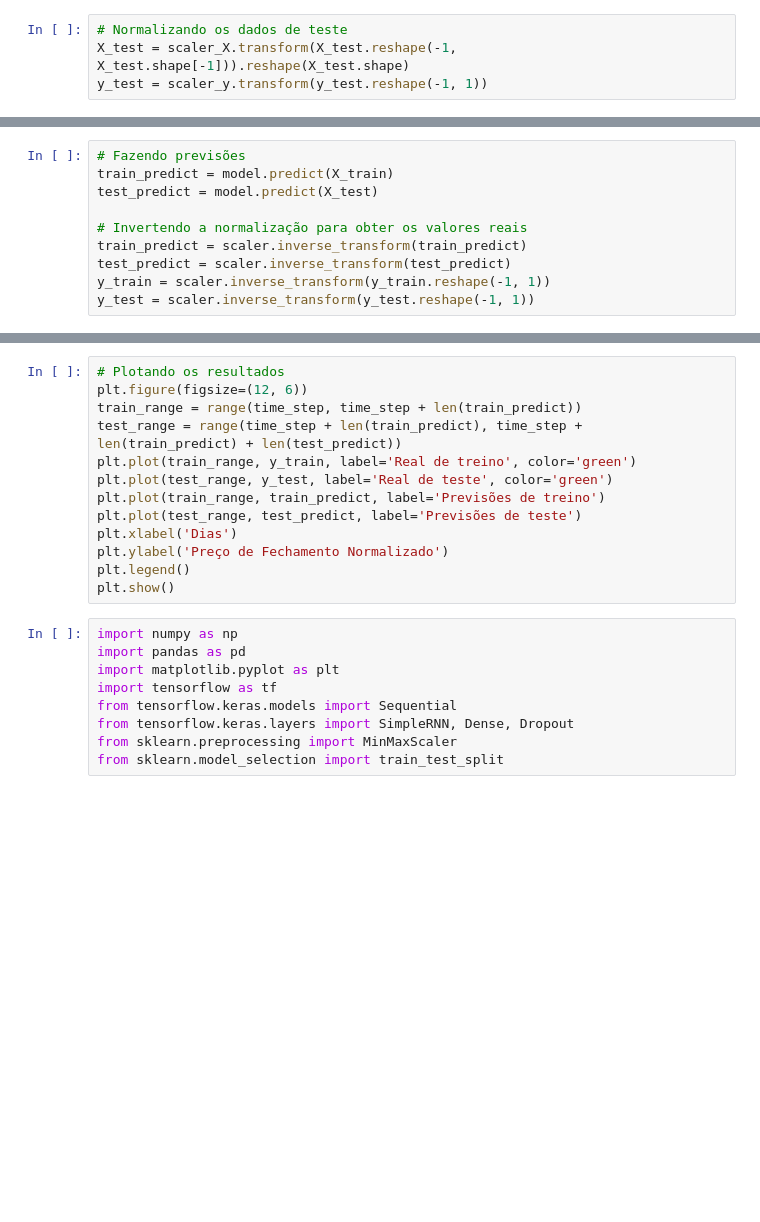
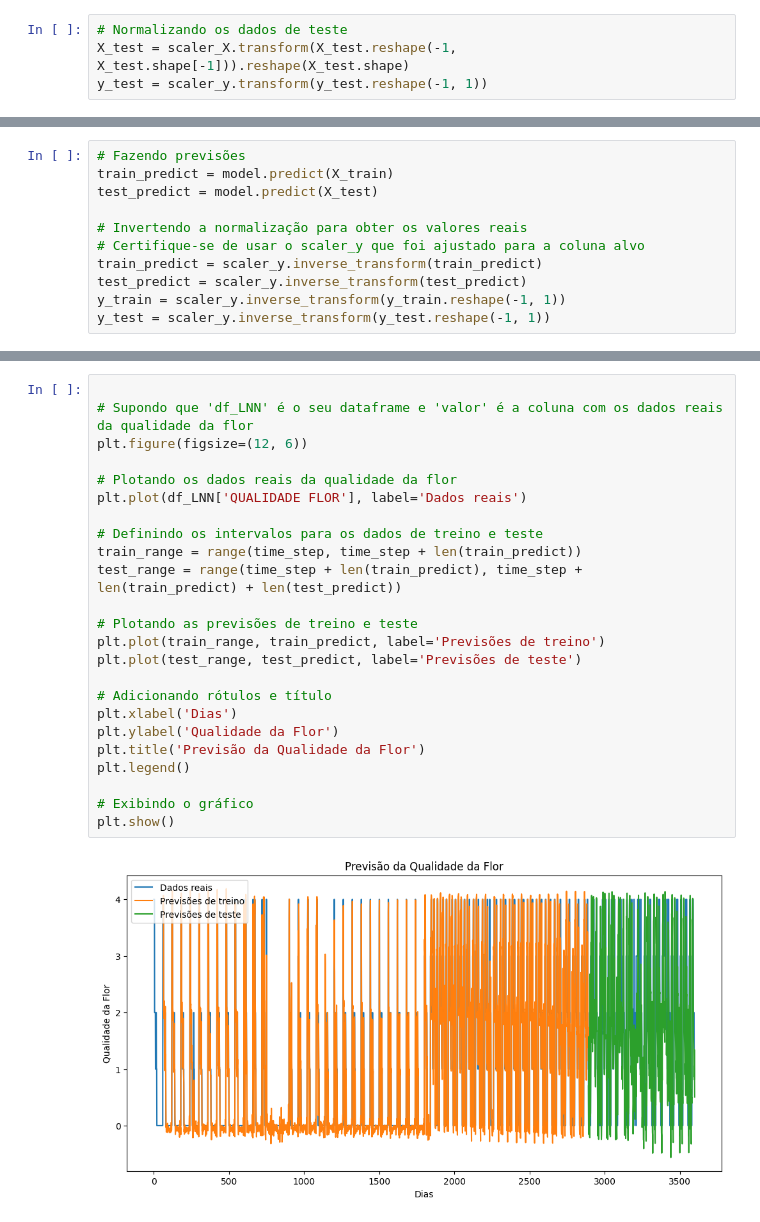
Before and after one commit to leaop/Graduation, a Jupyter notebook: 5 semestre/PIC/projeto.ipynb, the cells around one changed output, grey strips where cells are left out. Saved outputs shown, nothing was run; the diff lists cells and outputs as text; blank space fills up the shorter version.

```diff
--- a/5 semestre/PIC/projeto.ipynb
+++ b/5 semestre/PIC/projeto.ipynb
@@ -1100,8 +1156,9 @@ train_predict = model.predict(X_train)
 test_predict = model.predict(X_test)
 
 # Invertendo a normalização para obter os valores reais
-train_predict = scaler.inverse_transform(train_predict)
-test_predict = scaler.inverse_transform(test_predict)
-y_train = scaler.inverse_transform(y_train.reshape(-1, 1))
-y_test = scaler.inverse_transform(y_test.reshape(-1, 1))
+# Certifique-se de usar o scaler_y que foi ajustado para a coluna alvo
+train_predict = scaler_y.inverse_transform(train_predict)
+test_predict = scaler_y.inverse_transform(test_predict)
+y_train = scaler_y.inverse_transform(y_train.reshape(-1, 1))
+y_test = scaler_y.inverse_transform(y_test.reshape(-1, 1))
 # %% [output]
@@ -1150,22 +1167,26 @@ Para lidar com os problemas de desvanecimento e explosão de gradientes em RNNs,
 # %%
-# Plotando os resultados
+
+# Supondo que 'df_LNN' é o seu dataframe e 'valor' é a coluna com os dados reais da qualidade da flor
 plt.figure(figsize=(12, 6))
+
+# Plotando os dados reais da qualidade da flor
+plt.plot(df_LNN['QUALIDADE FLOR'], label='Dados reais')
+
+# Definindo os intervalos para os dados de treino e teste
 train_range = range(time_step, time_step + len(train_predict))
 test_range = range(time_step + len(train_predict), time_step + len(train_predict) + len(test_predict))
-plt.plot(train_range, y_train, label='Real de treino', color='green')
-plt.plot(test_range, y_test, label='Real de teste', color='green')
+
+# Plotando as previsões de treino e teste
 plt.plot(train_range, train_predict, label='Previsões de treino')
 plt.plot(test_range, test_predict, label='Previsões de teste')
+
+# Adicionando rótulos e título
 plt.xlabel('Dias')
-plt.ylabel('Preço de Fechamento Normalizado')
+plt.ylabel('Qualidade da Flor')
+plt.title('Previsão da Qualidade da Flor')
 plt.legend()
+
+# Exibindo o gráfico
 plt.show()
+# %% [output]
+[figure, added]
-# %%
-import numpy as np
-import pandas as pd
-import matplotlib.pyplot as plt
-import tensorflow as tf
-from tensorflow.keras.models import Sequential
-from tensorflow.keras.layers import SimpleRNN, Dense, Dropout
-from sklearn.preprocessing import MinMaxScaler
-from sklearn.model_selection import train_test_split
```
Also changed, not shown: parts of 17 cells of this notebook.
